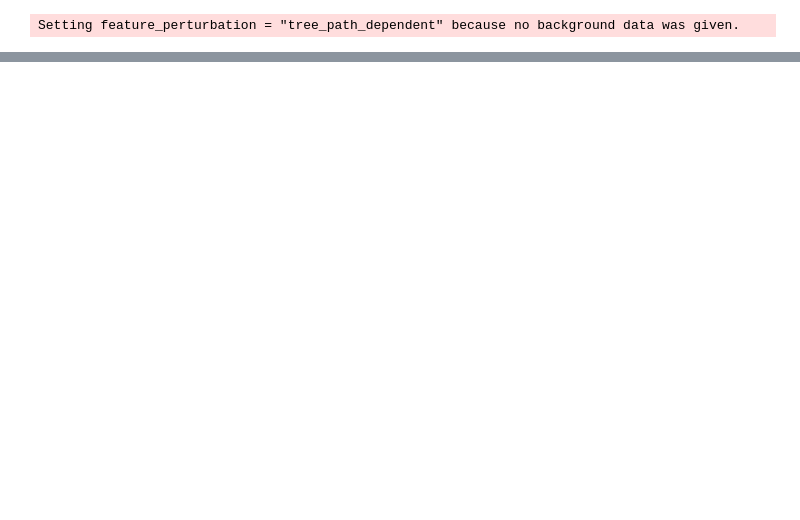
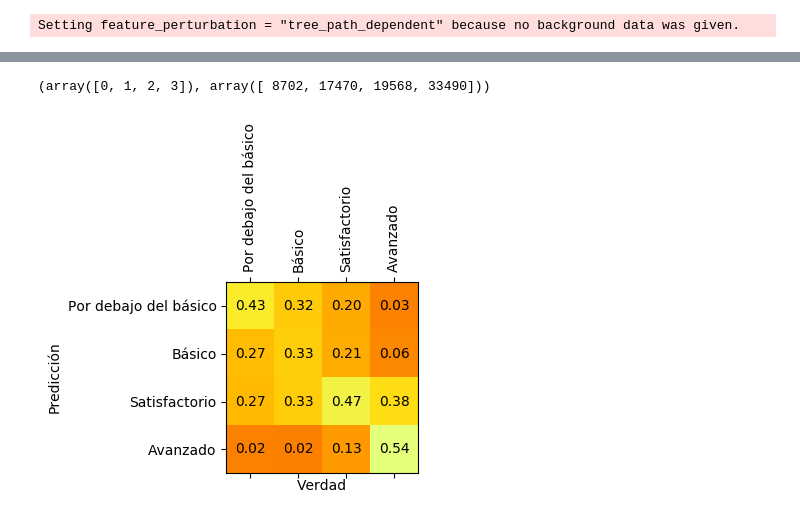
Before and after one commit to matiscakosky/argxed, a Jupyter notebook: Boosted trees.ipynb, the cells around one changed output, grey strips where cells are left out. Cells and saved outputs as stored; diff of their text form; code cells hidden in the pictures; blank space fills up the shorter version.

```diff
--- a/Boosted trees.ipynb
+++ b/Boosted trees.ipynb
@@ -126,0 +186,2 @@ array(['avanzado', 'basico', 'por_debajo_del_basico', 'satisfactorio'],
+# %%
+bst = lightgbm.train(params, d_train, 5000, verbose_eval=500, valid_sets=[d_valid])
@@ -126,0 +199,2 @@ array(['avanzado', 'basico', 'por_debajo_del_basico', 'satisfactorio'],
+# %%
+preds = bst.predict(X_test)
@@ -126,0 +214,4 @@ array(['avanzado', 'basico', 'por_debajo_del_basico', 'satisfactorio'],
+# %%
+np.unique(Y_test, return_counts=True)
+# %% [output]
+(array([0, 1, 2, 3]), array([ 8702, 17470, 19568, 33490]))
@@ -126,0 +225,17 @@ array(['avanzado', 'basico', 'por_debajo_del_basico', 'satisfactorio'],
+# %%
+fig = plt.figure(dpi=100)
+axes = fig.add_subplot(1, 1, 1)
+color_map = plt.cm.get_cmap('Wistia')
+reversed_color_map = color_map.reversed()
+axes.matshow(cm_relative, cmap=reversed_color_map)
+for (i, j), z in np.ndenumerate(cm_relative):
+    axes.text(j, i, '{:0.2f}'.format(z), ha='center', va='center')
+#axes.set_xticklabels(list(y_lb.classes_))
+axes.set_yticklabels(['']+["Por debajo del básico", "Básico", "Satisfactorio", "Avanzado"])
+axes.set_xticklabels(['']+["Por debajo del básico", "Básico", "Satisfactorio", "Avanzado"])
+plt.ylabel("Predicción")
+plt.xlabel("Verdad")
+plt.xticks(rotation=90)
+plt.savefig("plots/lightgbm_confusion_matrix_%s_primaria.png" % CATEGORIA_NIVEL)
+# %% [output]
+[figure, added]
```
Also changed, not shown: parts of 27 cells of this notebook, 10 other files.
